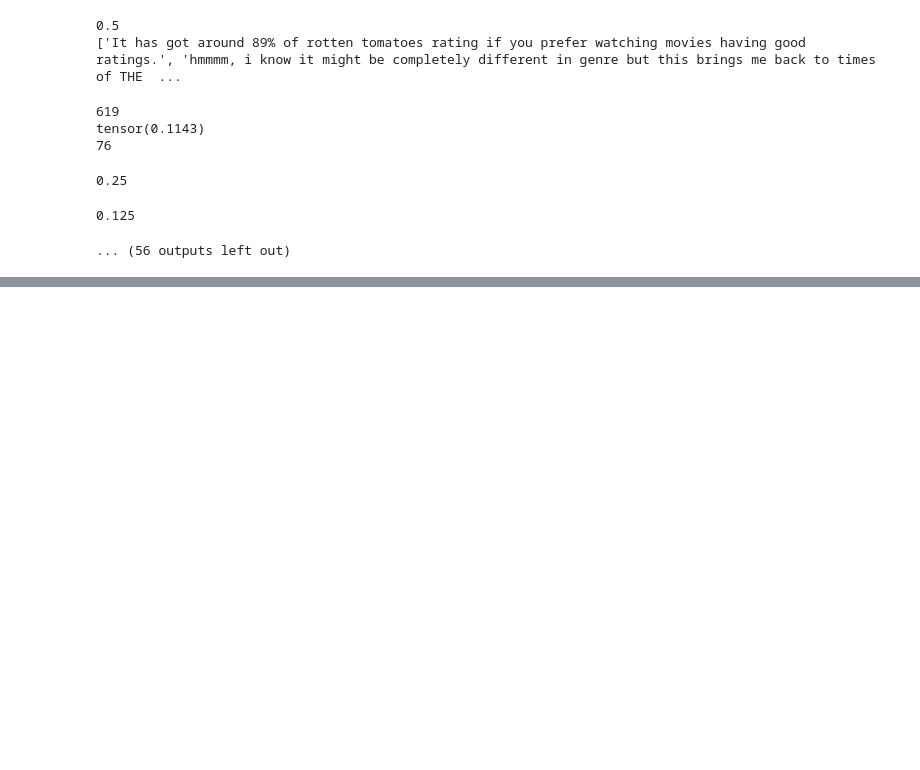
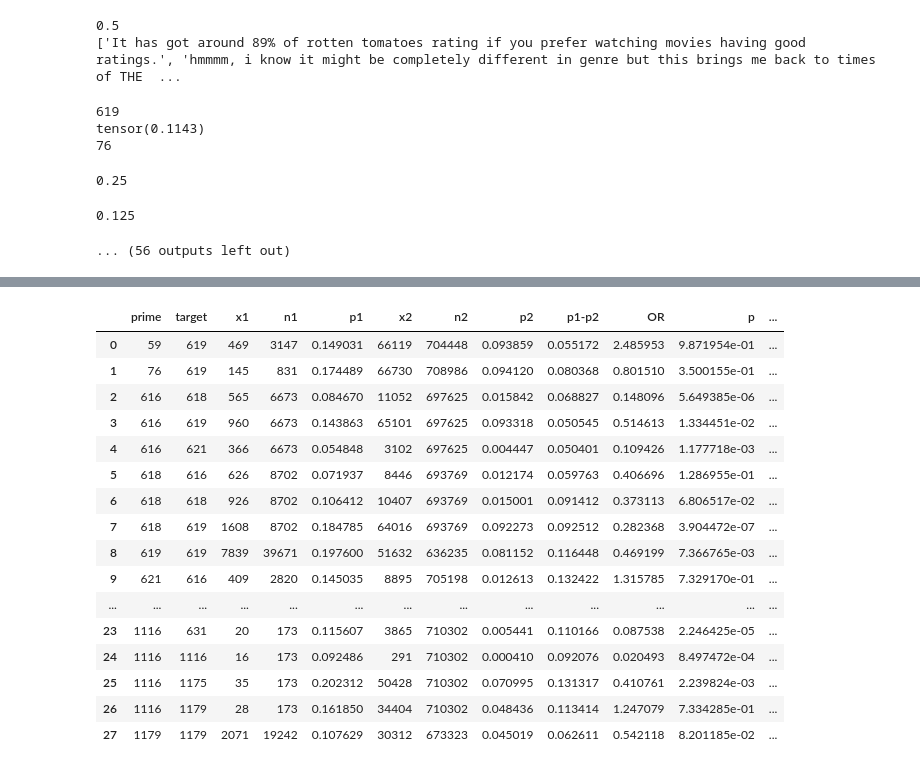
Before and after one commit to shivster2000/grammarctg, a Jupyter notebook: experiments/020_priming.ipynb, the cells around one changed output, grey strips where cells are left out. Cells and saved outputs as stored; diff of their text form; code cells hidden in the pictures; blank space fills up the shorter version.

```diff
--- a/experiments/020_priming.ipynb
+++ b/experiments/020_priming.ipynb
@@ -368,0 +401,20 @@ tensor(0.1143)
+# %%
+sim
+# %% [output]
+|  | prime | target | x1 | n1 | p1 | x2 | n2 | p2 | p1-p2 | OR | p | ... |
+| 0 | 59 | 619 | 469 | 3147 | 0.149031 | 66119 | 704448 | 0.093859 | 0.055172 | 2.485953 | 9.871954e-01 | ... |
+| 1 | 76 | 619 | 145 | 831 | 0.174489 | 66730 | 708986 | 0.094120 | 0.080368 | 0.801510 | 3.500155e-01 | ... |
+| 2 | 616 | 618 | 565 | 6673 | 0.084670 | 11052 | 697625 | 0.015842 | 0.068827 | 0.148096 | 5.649385e-06 | ... |
+| 3 | 616 | 619 | 960 | 6673 | 0.143863 | 65101 | 697625 | 0.093318 | 0.050545 | 0.514613 | 1.334451e-02 | ... |
+| 4 | 616 | 621 | 366 | 6673 | 0.054848 | 3102 | 697625 | 0.004447 | 0.050401 | 0.109426 | 1.177718e-03 | ... |
+| 5 | 618 | 616 | 626 | 8702 | 0.071937 | 8446 | 693769 | 0.012174 | 0.059763 | 0.406696 | 1.286955e-01 | ... |
+| 6 | 618 | 618 | 926 | 8702 | 0.106412 | 10407 | 693769 | 0.015001 | 0.091412 | 0.373113 | 6.806517e-02 | ... |
+| 7 | 618 | 619 | 1608 | 8702 | 0.184785 | 64016 | 693769 | 0.092273 | 0.092512 | 0.282368 | 3.904472e-07 | ... |
+| 8 | 619 | 619 | 7839 | 39671 | 0.197600 | 51632 | 636235 | 0.081152 | 0.116448 | 0.469199 | 7.366765e-03 | ... |
+| 9 | 621 | 616 | 409 | 2820 | 0.145035 | 8895 | 705198 | 0.012613 | 0.132422 | 1.315785 | 7.329170e-01 | ... |
+| ... | ... | ... | ... | ... | ... | ... | ... | ... | ... | ... | ... | ... |
+| 23 | 1116 | 631 | 20 | 173 | 0.115607 | 3865 | 710302 | 0.005441 | 0.110166 | 0.087538 | 2.246425e-05 | ... |
+| 24 | 1116 | 1116 | 16 | 173 | 0.092486 | 291 | 710302 | 0.000410 | 0.092076 | 0.020493 | 8.497472e-04 | ... |
+| 25 | 1116 | 1175 | 35 | 173 | 0.202312 | 50428 | 710302 | 0.070995 | 0.131317 | 0.410761 | 2.239824e-03 | ... |
+| 26 | 1116 | 1179 | 28 | 173 | 0.161850 | 34404 | 710302 | 0.048436 | 0.113414 | 1.247079 | 7.334285e-01 | ... |
+| 27 | 1179 | 1179 | 2071 | 19242 | 0.107629 | 30312 | 673323 | 0.045019 | 0.062611 | 0.542118 | 8.201185e-02 | ... |
```
Also changed, not shown: parts of 17 cells of this notebook, 1 other file.
